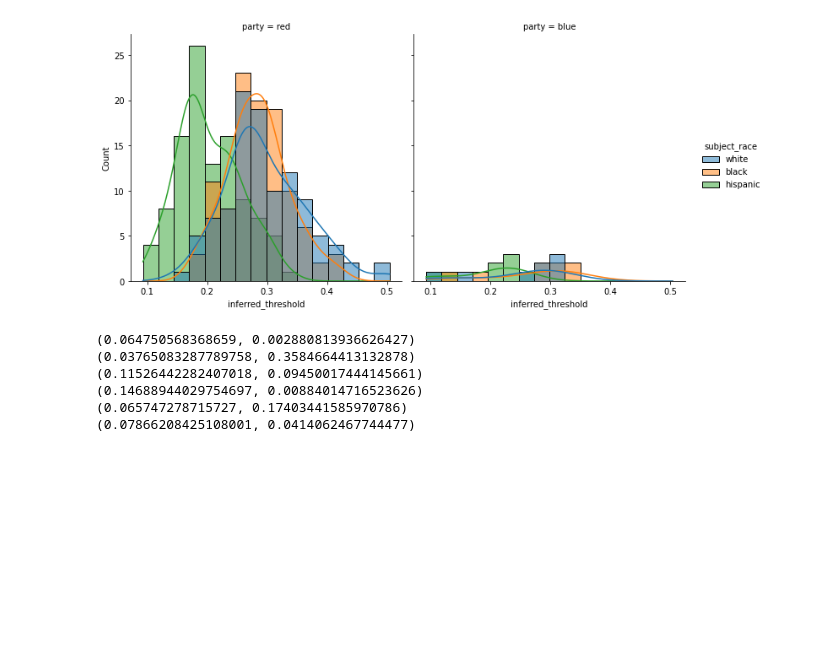
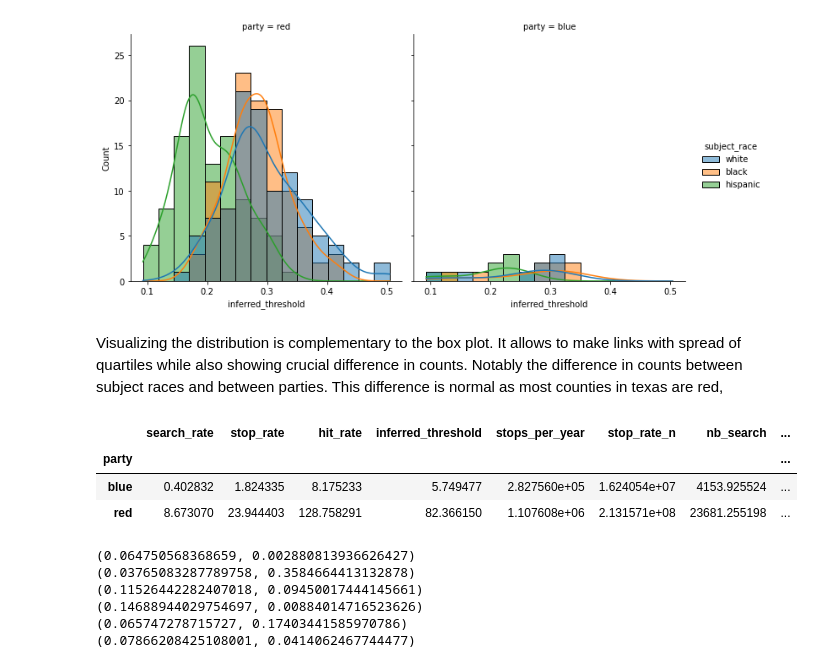
Before and after one commit to epfl-ada/ada-2020-project-milestone-p3-p3_halouma, a Jupyter notebook: extension.ipynb, the cells around one changed output. Saved outputs shown, nothing was run; the diff lists cells and outputs as text; code cells hidden in the pictures; blank space fills up the shorter version.

```diff
--- a/extension.ipynb
+++ b/extension.ipynb
@@ -694,6 +627,15 @@ sns.displot(data=tx, x="inferred_threshold", hue="subject_race", col="party", kd
 <seaborn.axisgrid.FacetGrid at 0x...>
 [figure]
 [figure]
+# %% [markdown]
+Visualizing the distribution is complementary to the box plot. It allows to make links with spread of quartiles while also showing crucial difference in counts. Notably the difference in counts between subject races and between parties. This difference is normal as most counties in texas are red,
+# %%
+tx.groupby('party').sum().nb_
+# %% [output]
+|  | search_rate | stop_rate | hit_rate | inferred_threshold | stops_per_year | stop_rate_n | nb_search | ... |
+| party |  |  |  |  |  |  |  | ... |
+| blue | 0.402832 | 1.824335 | 8.175233 | 5.749477 | 2.827560e+05 | 1.624054e+07 | 4153.925524 | ... |
+| red | 8.673070 | 23.944403 | 128.758291 | 82.366150 | 1.107608e+06 | 2.131571e+08 | 23681.255198 | ... |
 # %%
 print(diagnostic.kstest_normal(tx.hit_rate, dist = 'norm'))
 print(diagnostic.kstest_normal(tx.inferred_threshold, dist = 'norm'))
```
Also changed, not shown: parts of 46 cells of this notebook.
